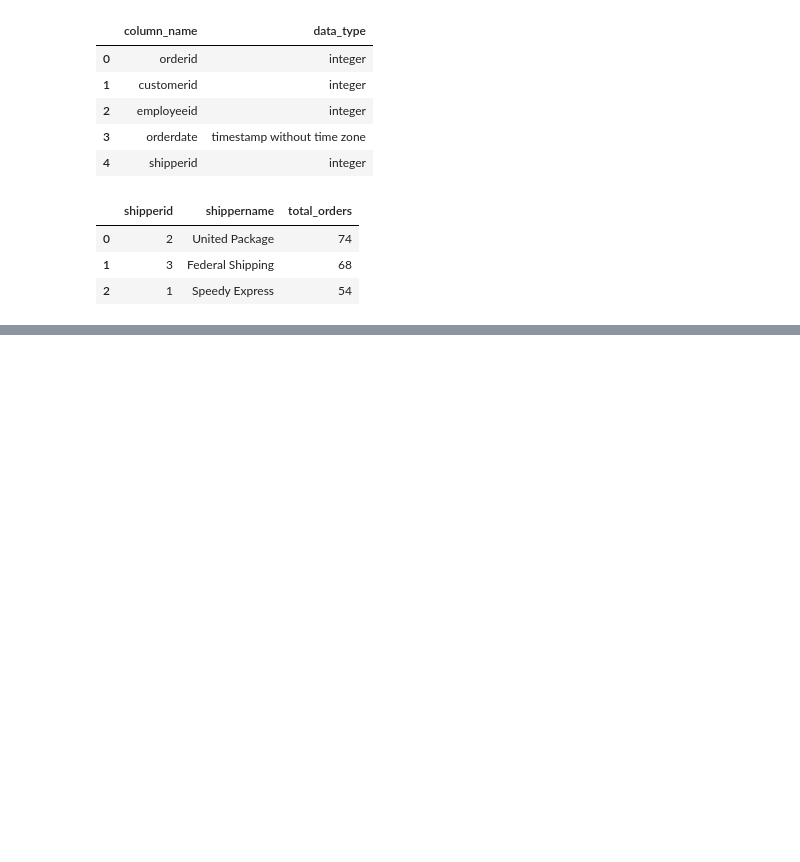
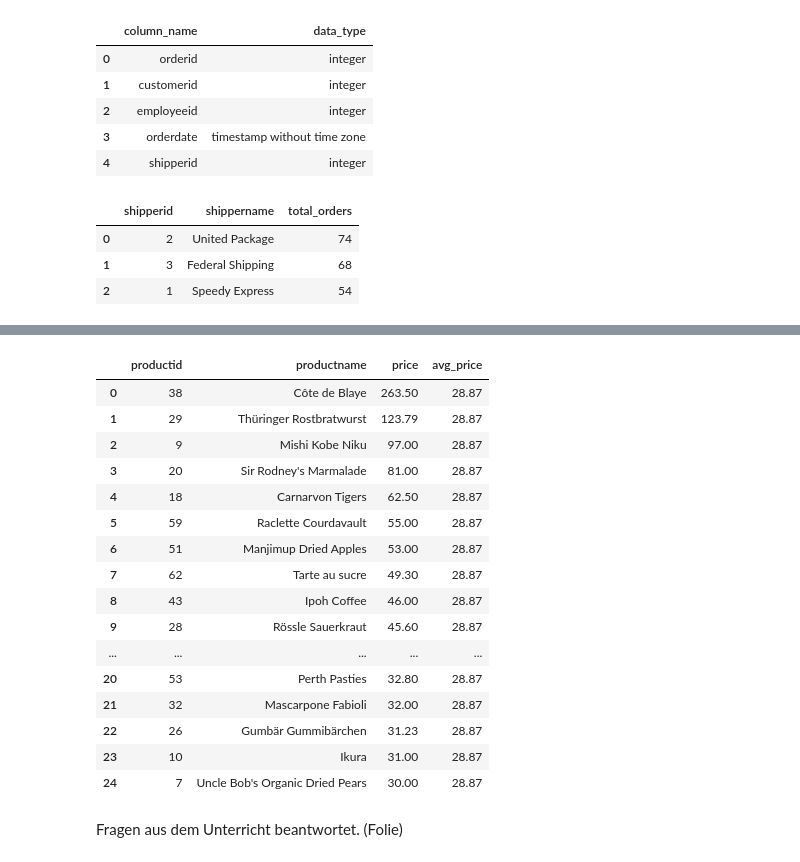
Before and after one commit to migifor-forstmi4/python_postgresql_pgadmin, a Jupyter notebook: postgres_northwind_data.ipynb, the cells around one changed output, grey strips where cells are left out. Cells and saved outputs as stored; diff of their text form; code cells hidden in the pictures; blank space fills up the shorter version.

```diff
--- a/postgres_northwind_data.ipynb
+++ b/postgres_northwind_data.ipynb
@@ -881,0 +1233,41 @@ df_order_shipper
+# %%
+# Create SQLAlchemy Engine
+engine = create_engine(db_connection_url)
+
+# Query: products with price higher than overall average price, rounded to 2 decimal places and sorted by price descending
+df_product_high_avg = pd.read_sql_query("""
+SELECT
+    productid,
+    productname,
+    ROUND(price, 2) AS price,
+    ROUND((SELECT AVG(price) FROM products), 2) AS avg_price
+FROM products
+WHERE price > (SELECT AVG(price) FROM products)
+ORDER BY price DESC
+""", con=engine)
+
+# Dispose the engine
+engine.dispose()
+
+# Show the result
+df_product_high_avg
+# %% [output]
+|  | productid | productname | price | avg_price |
+| 0 | 38 | Côte de Blaye | 263.50 | 28.87 |
+| 1 | 29 | Thüringer Rostbratwurst | 123.79 | 28.87 |
+| 2 | 9 | Mishi Kobe Niku | 97.00 | 28.87 |
+| 3 | 20 | Sir Rodney's Marmalade | 81.00 | 28.87 |
+| 4 | 18 | Carnarvon Tigers | 62.50 | 28.87 |
+| 5 | 59 | Raclette Courdavault | 55.00 | 28.87 |
+| 6 | 51 | Manjimup Dried Apples | 53.00 | 28.87 |
+| 7 | 62 | Tarte au sucre | 49.30 | 28.87 |
+| 8 | 43 | Ipoh Coffee | 46.00 | 28.87 |
+| 9 | 28 | Rössle Sauerkraut | 45.60 | 28.87 |
+| ... | ... | ... | ... | ... |
+| 20 | 53 | Perth Pasties | 32.80 | 28.87 |
+| 21 | 32 | Mascarpone Fabioli | 32.00 | 28.87 |
+| 22 | 26 | Gumbär Gummibärchen | 31.23 | 28.87 |
+| 23 | 10 | Ikura | 31.00 | 28.87 |
+| 24 | 7 | Uncle Bob's Organic Dried Pears | 30.00 | 28.87 |
+# %% [markdown]
+Fragen aus dem Unterricht beantwortet. (Folie)
```
Also changed, not shown: parts of 24 cells of this notebook.
